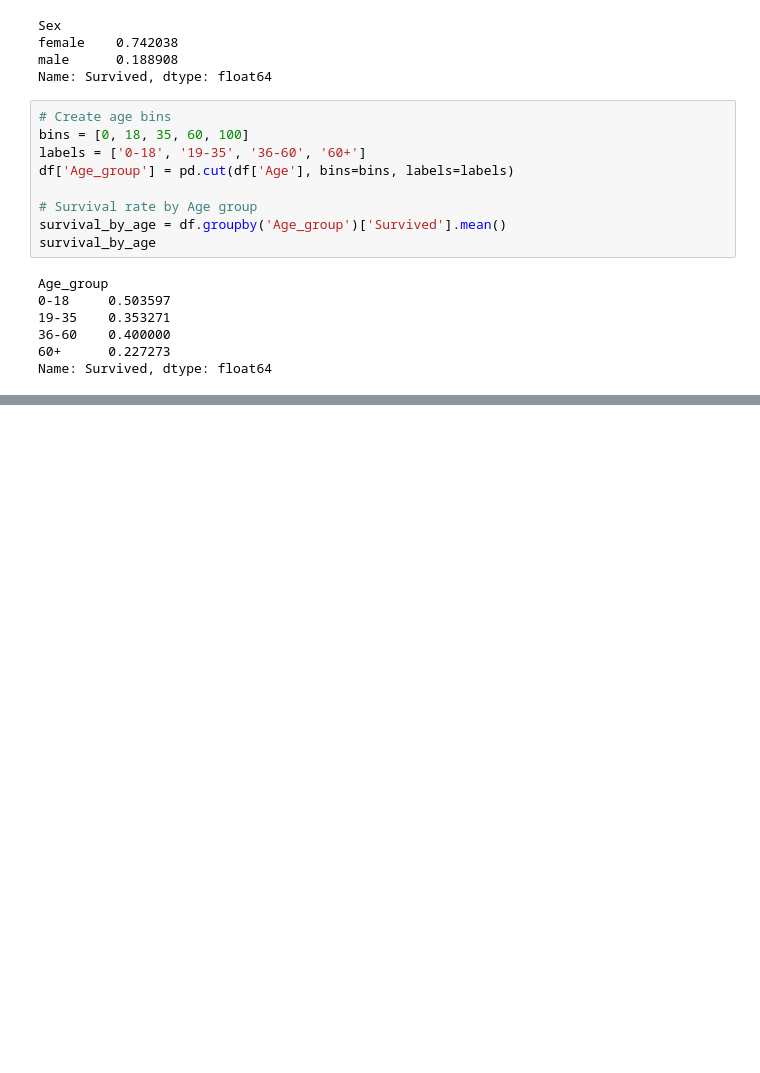
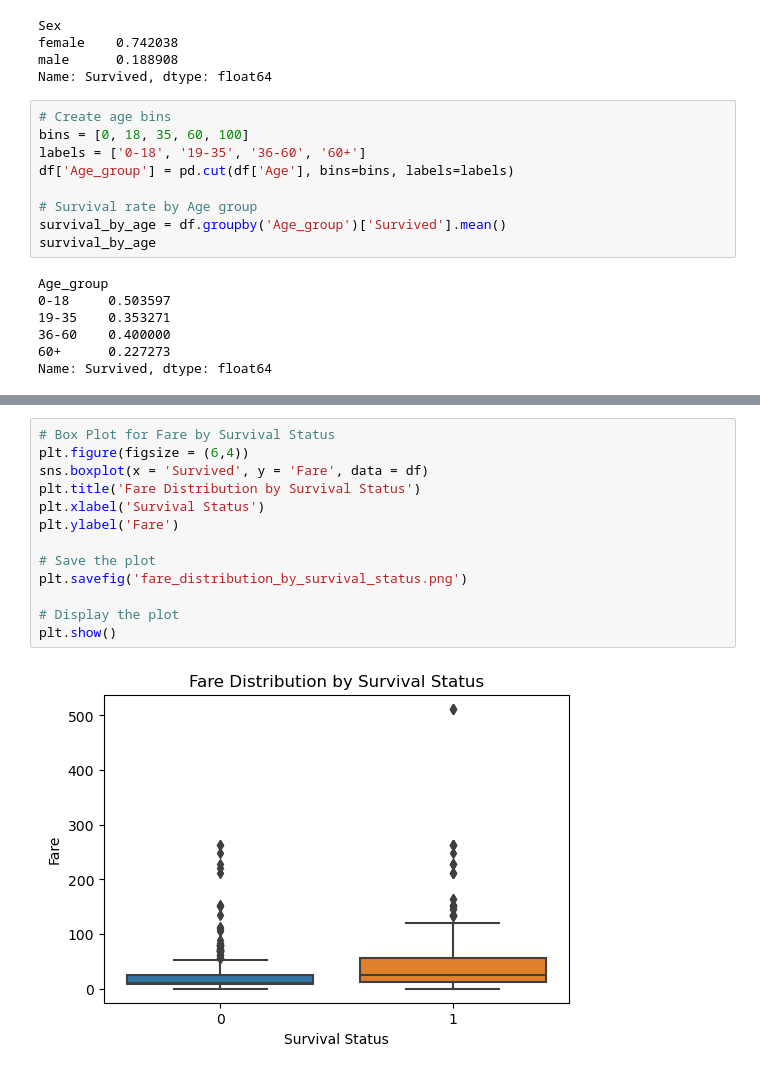
Before and after one commit to HerryTech/Machine-Learning-Projects, a Jupyter notebook: titanic_eda/titanic_eda.ipynb, the cells around one changed output, grey strips where cells are left out. Saved outputs shown, nothing was run; the diff lists cells and outputs as text; blank space fills up the shorter version.

```diff
--- a/titanic_eda/titanic_eda.ipynb
+++ b/titanic_eda/titanic_eda.ipynb
@@ -137,0 +194,15 @@ Name: Survived, dtype: float64
+# %%
+# Box Plot for Fare by Survival Status
+plt.figure(figsize = (6,4))
+sns.boxplot(x = 'Survived', y = 'Fare', data = df)
+plt.title('Fare Distribution by Survival Status')
+plt.xlabel('Survival Status')
+plt.ylabel('Fare')
+
+# Save the plot
+plt.savefig('fare_distribution_by_survival_status.png')
+
+# Display the plot
+plt.show()
+# %% [output]
+[figure, added]
```
Also changed, not shown: parts of 4 cells of this notebook, 5 other files.
